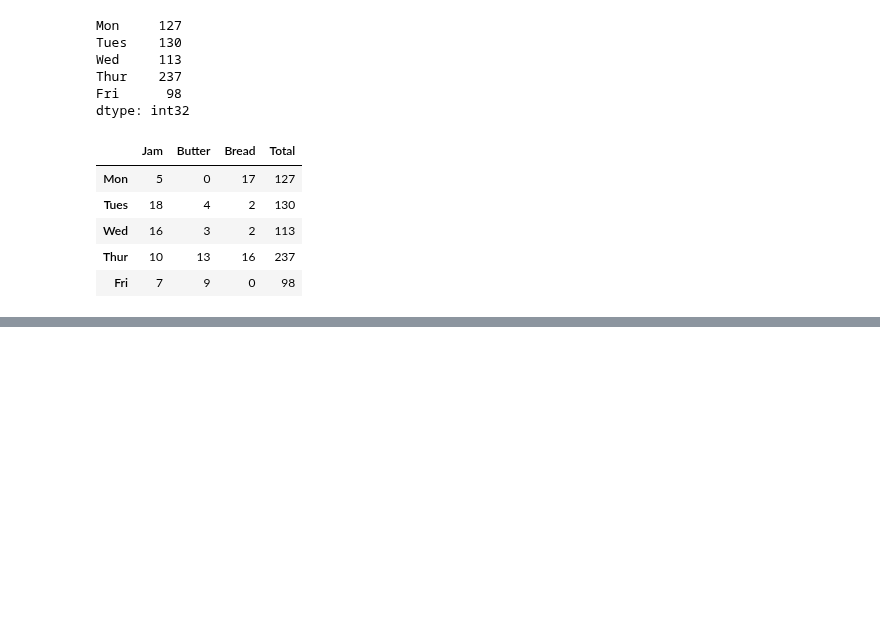
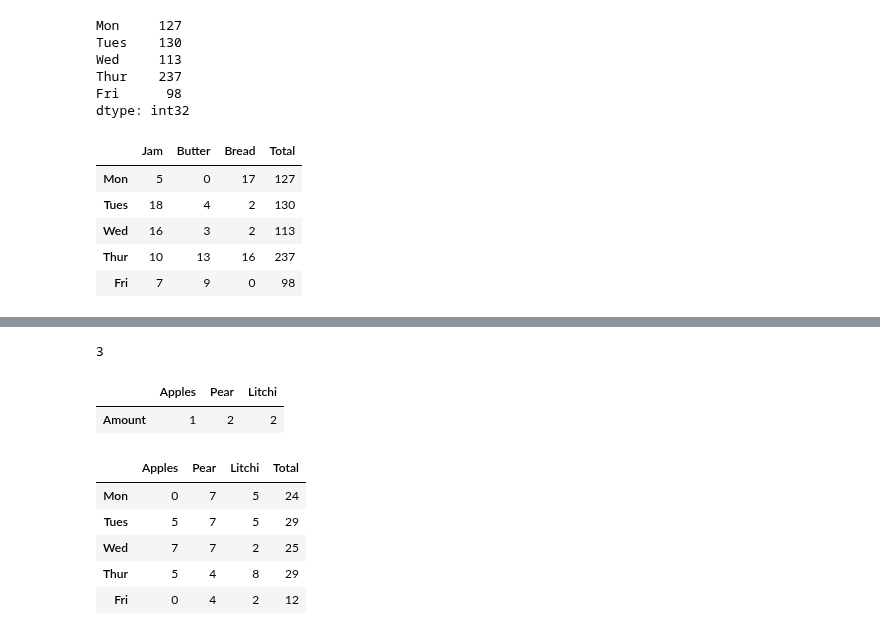
Before and after one commit to msnkr/python_projects, a Jupyter notebook: ML/introduction-to-numpy/introduction-to-numpy.ipynb, the cells around one changed output, grey strips where cells are left out. Drawn from its saved outputs; the diff is of its cells as text; code cells hidden in the pictures; blank space fills up the shorter version.

```diff
--- a/ML/introduction-to-numpy/introduction-to-numpy.ipynb
+++ b/ML/introduction-to-numpy/introduction-to-numpy.ipynb
@@ -778,0 +792,2 @@ shop
+# %%
+sales_df = pd.DataFrame(sales, index=["Mon", "Tues", "Wed", "Thur", "Fri"], columns=["Apples", "Pear", "Litchi"])
@@ -778,0 +801,23 @@ shop
+# %%
+price = np.random.randint(1, 5, size=(3,1))
+price.size
+# %% [output]
+3
+# %%
+price_df = pd.DataFrame(price.T, index=["Amount"], columns=["Apples", "Pear", "Litchi"])
+# %% [output]
+|  | Apples | Pear | Litchi |
+| Amount | 1 | 2 | 2 |
+# %%
+weekly_sales = sales_df.dot(price)
+# %%
+sales_df["Total"] = weekly_sales
+# %%
+sales_df
+# %% [output]
+|  | Apples | Pear | Litchi | Total |
+| Mon | 0 | 7 | 5 | 24 |
+| Tues | 5 | 7 | 5 | 29 |
+| Wed | 7 | 7 | 2 | 25 |
+| Thur | 5 | 4 | 8 | 29 |
+| Fri | 0 | 4 | 2 | 12 |
```
Also changed, not shown: parts of 3 cells of this notebook.
